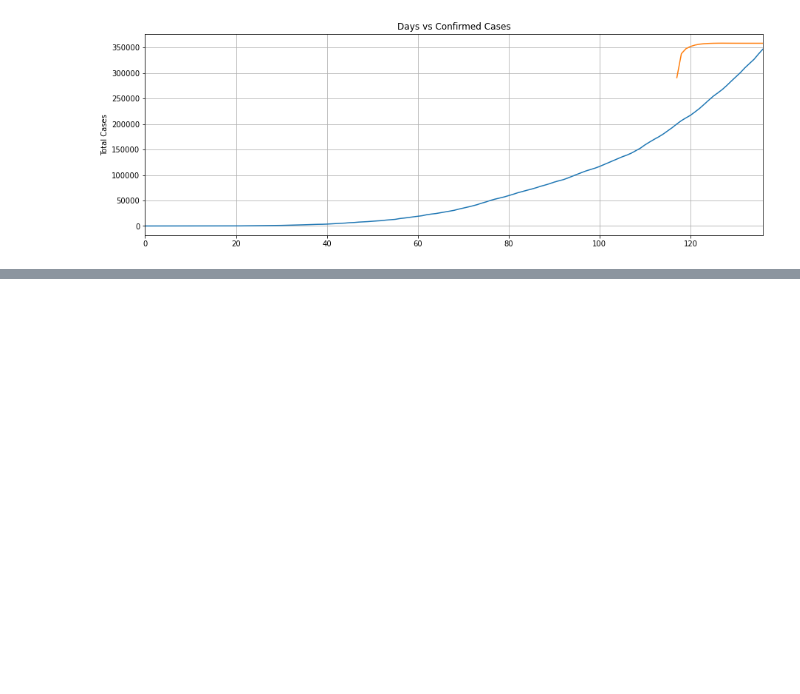
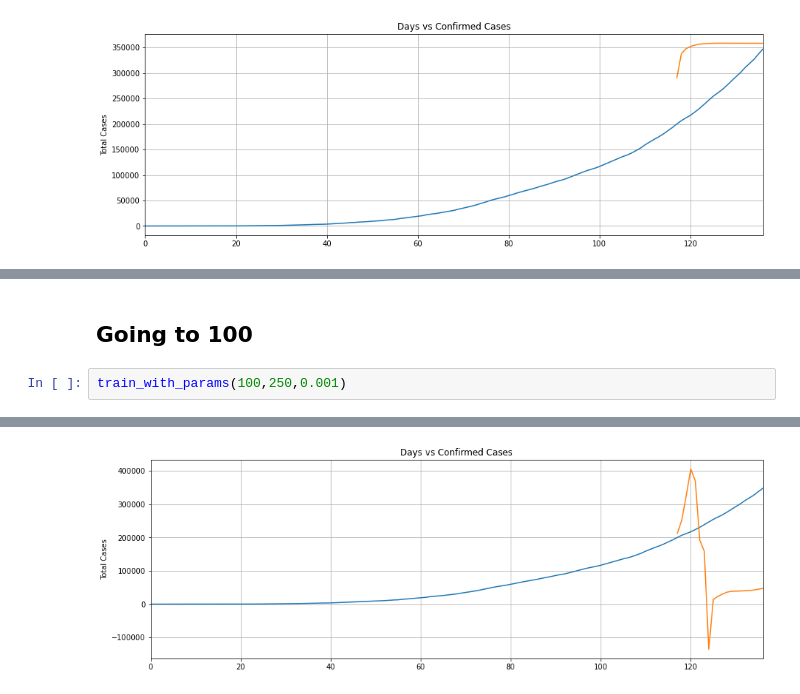
Before and after one commit to Thakur-Govind/C0VID19_Analysis_GT, a Jupyter notebook: Covid_19_India_Analysis_RNN.ipynb, the cells around one changed output, grey strips where cells are left out. Drawn from its saved outputs; the diff is of its cells as text; blank space fills up the shorter version.

```diff
--- a/Covid_19_India_Analysis_RNN.ipynb
+++ b/Covid_19_India_Analysis_RNN.ipynb
@@ -2293,0 +2294,5 @@ Got predictions, plotting:
+# %% [markdown]
+## Going to 100
+# %%
+train_with_params(100,250,0.001)
+# %% [output]
@@ -2293,0 +2319 @@ Got predictions, plotting:
+[figure, added]
```
Also changed, not shown: parts of 50 cells of this notebook.
